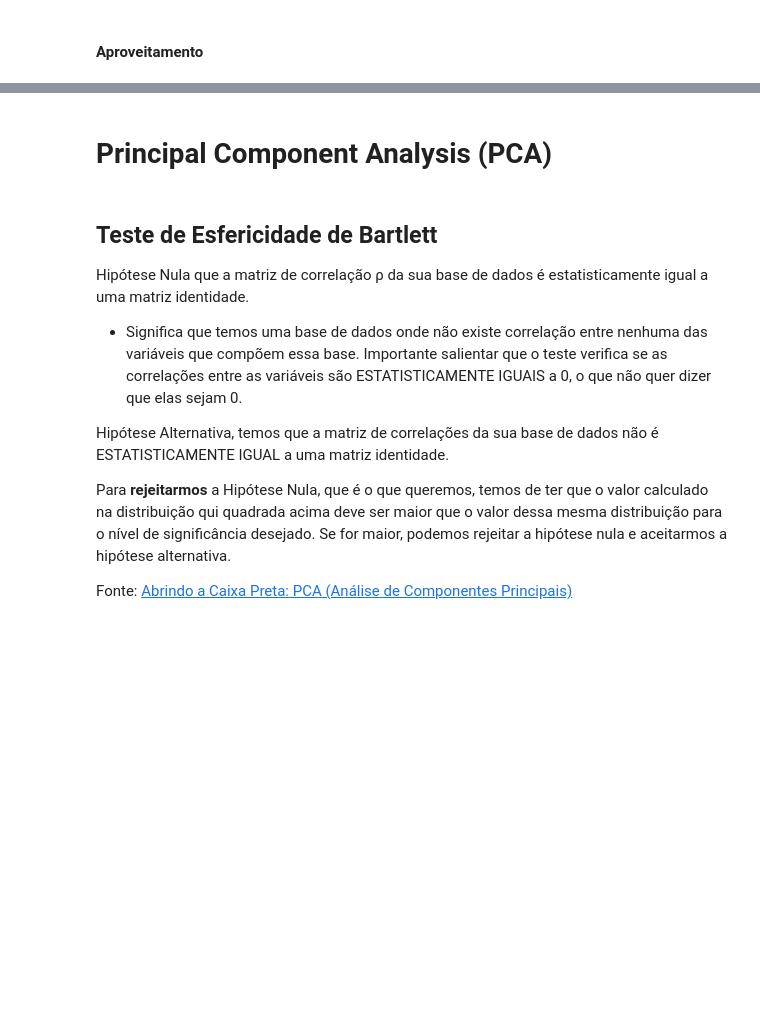
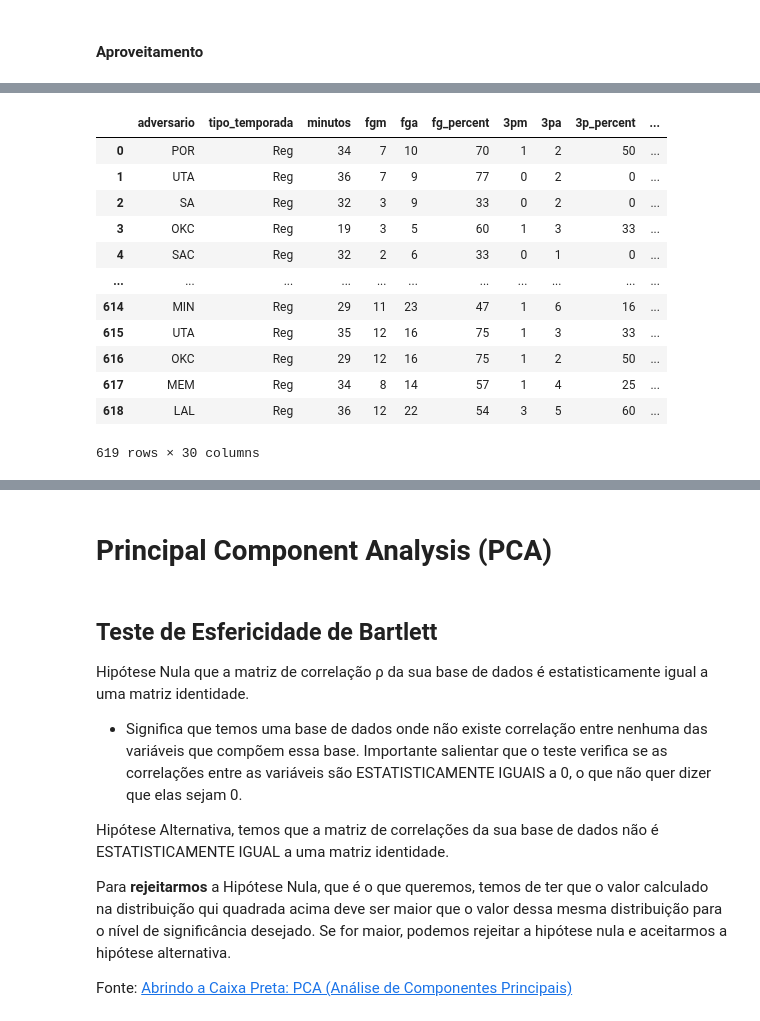
Before and after one commit to victorpecine/nba_data_science, a Jupyter notebook: nba_stats_jokic.ipynb, the cells around one changed output, grey strips where cells are left out. Cells and saved outputs as stored; diff of their text form; code cells hidden in the pictures; blank space fills up the shorter version.

```diff
--- a/nba_stats_jokic.ipynb
+++ b/nba_stats_jokic.ipynb
@@ -259,7 +259,7 @@ for index, row in df_stats_jokic.iterrows():
             df_stats_jokic.loc[index, 'placar_denver'] = df_stats_jokic.loc[index, 'placar_1']
             df_stats_jokic.loc[index, 'placar_adversario'] = df_stats_jokic.loc[index, 'placar_2']
 
-df_stats_jokic.drop(columns=['placar', 'placar_1', 'placar_2'], inplace=True)
+df_stats_jokic.drop(columns=['data', 'placar', 'placar_1', 'placar_2'], inplace=True)
 # %%
 # Substitui string '-' de colunas numéricas por 0
 for i, row in df_stats_jokic.iterrows():
@@ -558,0 +543,3 @@ fig.show()
+# %%
+dict_adversario_dummie = {adversario: i for i, adversario in enumerate(df_stats_jokic['adversario'].unique())}
+dict_adversario_dummie
@@ -558,0 +564,18 @@ fig.show()
+# %%
+df_stats_jokic['adversario_numero'] = [dict_adversario_dummie[adversario] for adversario in df_stats_jokic['adversario']]
+
+df_stats_jokic
+# %% [output]
+|  | adversario | tipo_temporada | minutos | fgm | fga | fg_percent | 3pm | 3pa | 3p_percent | ... |
+| 0 | POR | Reg | 34 | 7 | 10 | 70 | 1 | 2 | 50 | ... |
+| 1 | UTA | Reg | 36 | 7 | 9 | 77 | 0 | 2 | 0 | ... |
+| 2 | SA | Reg | 32 | 3 | 9 | 33 | 0 | 2 | 0 | ... |
+| 3 | OKC | Reg | 19 | 3 | 5 | 60 | 1 | 3 | 33 | ... |
+| 4 | SAC | Reg | 32 | 2 | 6 | 33 | 0 | 1 | 0 | ... |
+| ... | ... | ... | ... | ... | ... | ... | ... | ... | ... | ... |
+| 614 | MIN | Reg | 29 | 11 | 23 | 47 | 1 | 6 | 16 | ... |
+| 615 | UTA | Reg | 35 | 12 | 16 | 75 | 1 | 3 | 33 | ... |
+| 616 | OKC | Reg | 29 | 12 | 16 | 75 | 1 | 2 | 50 | ... |
+| 617 | MEM | Reg | 34 | 8 | 14 | 57 | 1 | 4 | 25 | ... |
+| 618 | LAL | Reg | 36 | 12 | 22 | 54 | 3 | 5 | 60 | ... |
+619 rows × 30 columns
```
Also changed, not shown: parts of 20 cells of this notebook.
